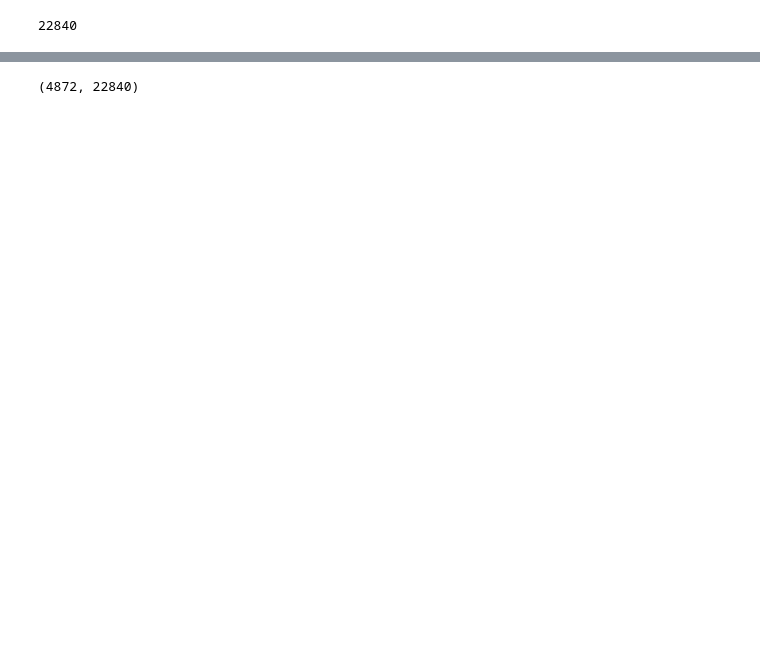
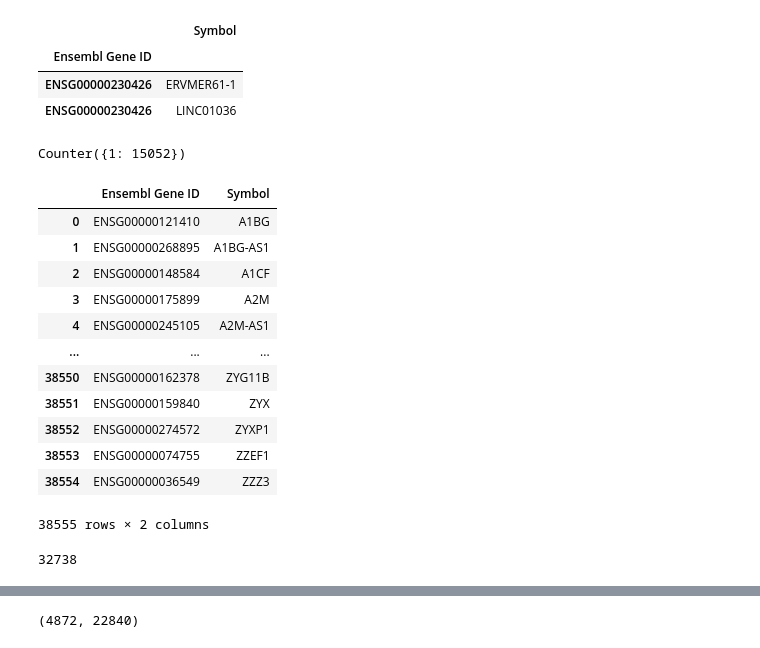
Before and after one commit to ItayShlosberg/classifying-response-to-immunotherapy, a Jupyter notebook: playgrounds/Untitled.ipynb, the cells around one changed output, grey strips where cells are left out. Saved outputs shown, nothing was run; the diff lists cells and outputs as text; code cells hidden in the pictures; blank space fills up the shorter version.

Commit message:
playgrounds changes

```diff
--- a/playgrounds/Untitled.ipynb
+++ b/playgrounds/Untitled.ipynb
@@ -37,0 +51,7 @@ def str_list_to_float(li):
+# %%
+path = r'C:\Users\KerenYlab\Desktop\Technion studies\Keren laboratory\python_playground\NATMI\ids\9606_ensembl.csv'
+emFile = r'C:\Users\KerenYlab\Desktop\Technion studies\Keren laboratory\python_playground\outputs\NATMI\DEBUG\count_table.csv'
+
+em = pd.read_csv(emFile, index_col=0, header=0)
+em = em.loc[em.max(axis=1)>0,]
+idT = pd.read_csv(path, dtype=object, index_col=0, header=0)
@@ -37,0 +96,26 @@ def str_list_to_float(li):
+# %%
+[g for g in commonIDs if g.startswith('ENSG0000023042')]
+commonIDs[3405:]
+idT.loc['ENSG00000230426']
+# %% [output]
+|  | Symbol |
+| Ensembl Gene ID |  |
+| ENSG00000230426 | ERVMER61-1 |
+| ENSG00000230426 | LINC01036 |
+# %%
+def BUG_FIXED_change_idT_index(idT):
+    dic_counter = {k:0 for k in set(idT.index)}
+    new_index = []
+    for k in np.array(idT.index):
+        if dic_counter[k]==0:
+            dic_counter[k]+=1 #print()
+            new_index += [k]
+        else:
+            print(k)
+            new_index += [k+'_2']
+    return new_index
+idT.index = BUG_FIXED_change_idT_index(idT)
+# %%
+Counter(ll2)
+# %% [output]
+Counter({1: 15052})
@@ -38,6 +124,22 @@ def str_list_to_float(li):
+# %%
+idT
+# %% [output]
+|  | Ensembl Gene ID | Symbol |
+| 0 | ENSG00000121410 | A1BG |
+| 1 | ENSG00000268895 | A1BG-AS1 |
+| 2 | ENSG00000148584 | A1CF |
+| 3 | ENSG00000175899 | A2M |
+| 4 | ENSG00000245105 | A2M-AS1 |
+| ... | ... | ... |
+| 38550 | ENSG00000162378 | ZYG11B |
+| 38551 | ENSG00000159840 | ZYX |
+| 38552 | ENSG00000274572 | ZYXP1 |
+| 38553 | ENSG00000074755 | ZZEF1 |
+| 38554 | ENSG00000036549 | ZZZ3 |
+38555 rows × 2 columns
 # %%
-pkl_path = r'C:\Users\KerenYlab\Desktop\Technion studies\Keren laboratory\Data\droplet_seq\all_samples\M136\RNA_sample.pkl'
-file = pickle.load(open(pkl_path, 'rb'))
-file.number_of_genes
+pkl_path = r'C:\Users\KerenYlab\Desktop\Technion studies\Keren laboratory\Data\droplet_seq\DEBUG\200_rand_cells.pkl'
+cohort = pickle.load(open(pkl_path, 'rb'))
+cohort.number_of_genes
 # %% [output]
-22840
+32738
```
Also changed, not shown: parts of 14 cells of this notebook, 7 other files.
